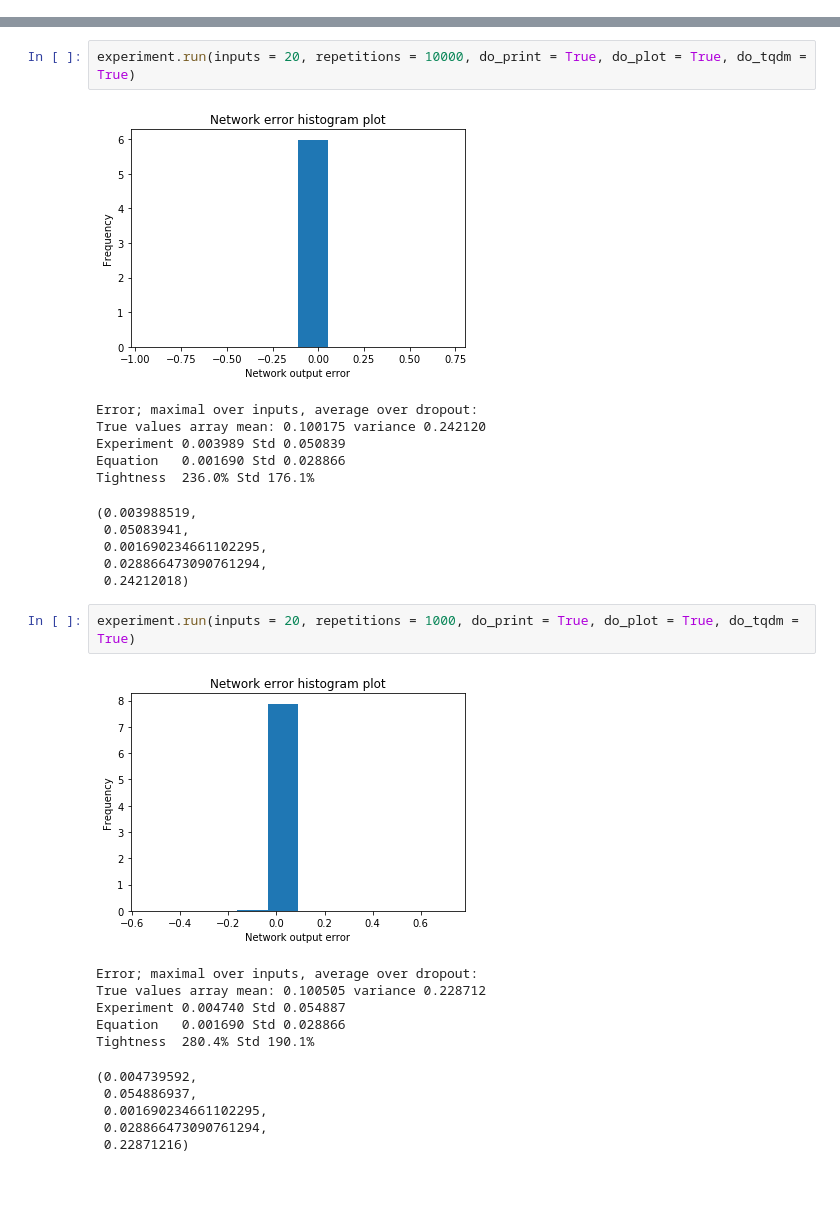
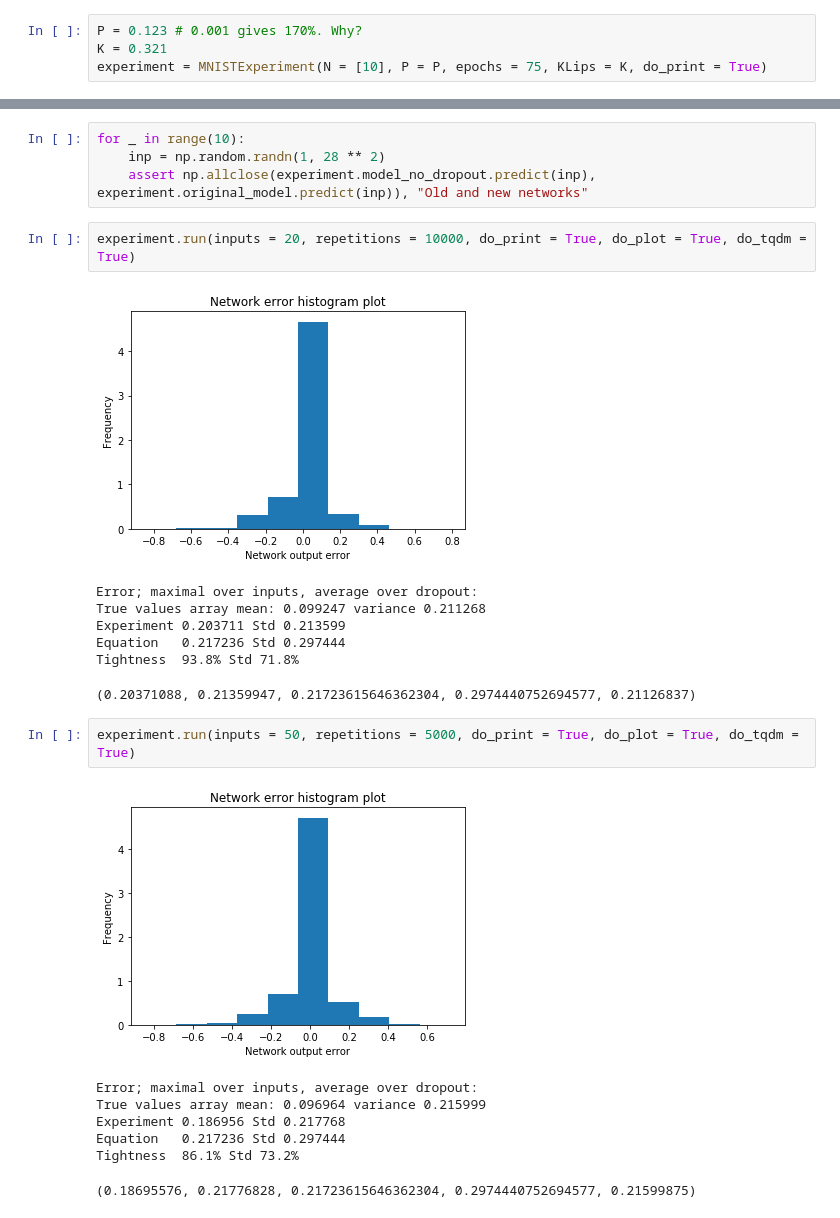
Before and after one commit to LPD-EPFL/nn-fault-tolerance, a Jupyter notebook: MNISTNet.ipynb, the cells around one changed output, grey strips where cells are left out. Saved outputs shown, nothing was run; the diff lists cells and outputs as text; blank space fills up the shorter version.

Commit message:
Increase P, decrease K for MNIST

```diff
--- a/MNISTNet.ipynb
+++ b/MNISTNet.ipynb
@@ -29,0 +12,4 @@ Tightness  168.2% Std 143.9%
+# %%
+P = 0.123 # 0.001 gives 170%. Why?
+K = 0.321
+experiment = MNISTExperiment(N = [10], P = P, epochs = 75, KLips = K, do_print = True)
@@ -30,28 +30,24 @@ Tightness  168.2% Std 143.9%
+# %%
+for _ in range(10):
+    inp = np.random.randn(1, 28 ** 2)
+    assert np.allclose(experiment.model_no_dropout.predict(inp), experiment.original_model.predict(inp)), "Old and new networks"
 # %%
 experiment.run(inputs = 20, repetitions = 10000, do_print = True, do_plot = True, do_tqdm = True)
 # %% [output]
-[figure, old version]
+[figure, new version]
 Error; maximal over inputs, average over dropout:
-True values array mean: 0.100175 variance 0.242120
-Experiment 0.003989 Std 0.050839
-Equation   0.001690 Std 0.028866
-Tightness  236.0% Std 176.1%
+True values array mean: 0.099247 variance 0.211268
+Experiment 0.203711 Std 0.213599
+Equation   0.217236 Std 0.297444
+Tightness  93.8% Std 71.8%
-(0.003988519,
- 0.05083941,
- 0.001690234661102295,
- 0.028866473090761294,
- 0.24212018)
+(0.20371088, 0.21359947, 0.21723615646362304, 0.2974440752694577, 0.21126837)
 # %%
-experiment.run(inputs = 20, repetitions = 1000, do_print = True, do_plot = True, do_tqdm = True)
+experiment.run(inputs = 50, repetitions = 5000, do_print = True, do_plot = True, do_tqdm = True)
 # %% [output]
-[figure, old version]
+[figure, new version]
 Error; maximal over inputs, average over dropout:
-True values array mean: 0.100505 variance 0.228712
-Experiment 0.004740 Std 0.054887
-Equation   0.001690 Std 0.028866
-Tightness  280.4% Std 190.1%
+True values array mean: 0.096964 variance 0.215999
+Experiment 0.186956 Std 0.217768
+Equation   0.217236 Std 0.297444
+Tightness  86.1% Std 73.2%
-(0.004739592,
- 0.054886937,
- 0.001690234661102295,
- 0.028866473090761294,
- 0.22871216)
+(0.18695576, 0.21776828, 0.21723615646362304, 0.2974440752694577, 0.21599875)
```
Also changed, not shown: parts of 6 cells of this notebook.
